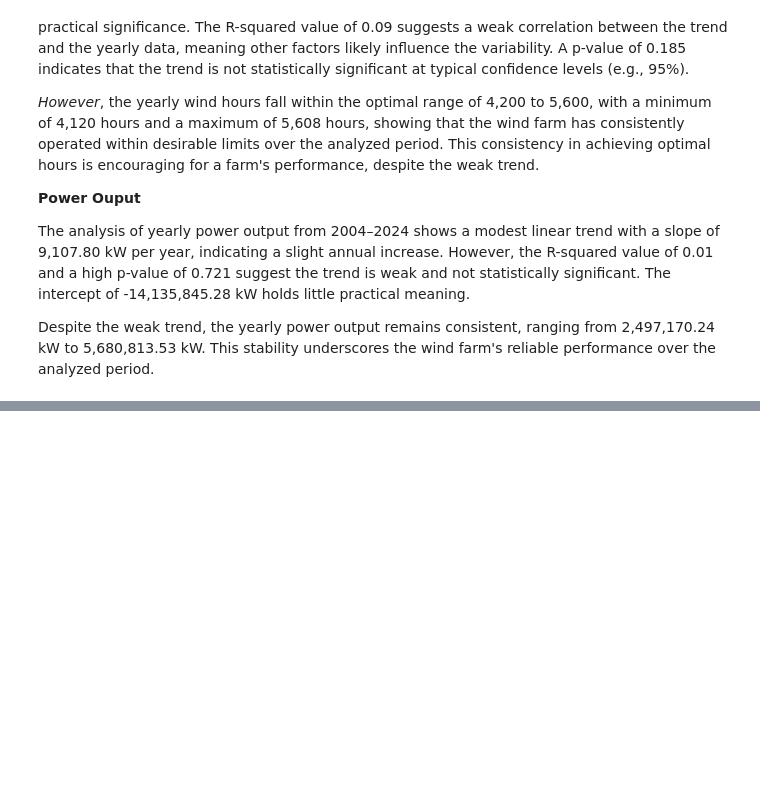
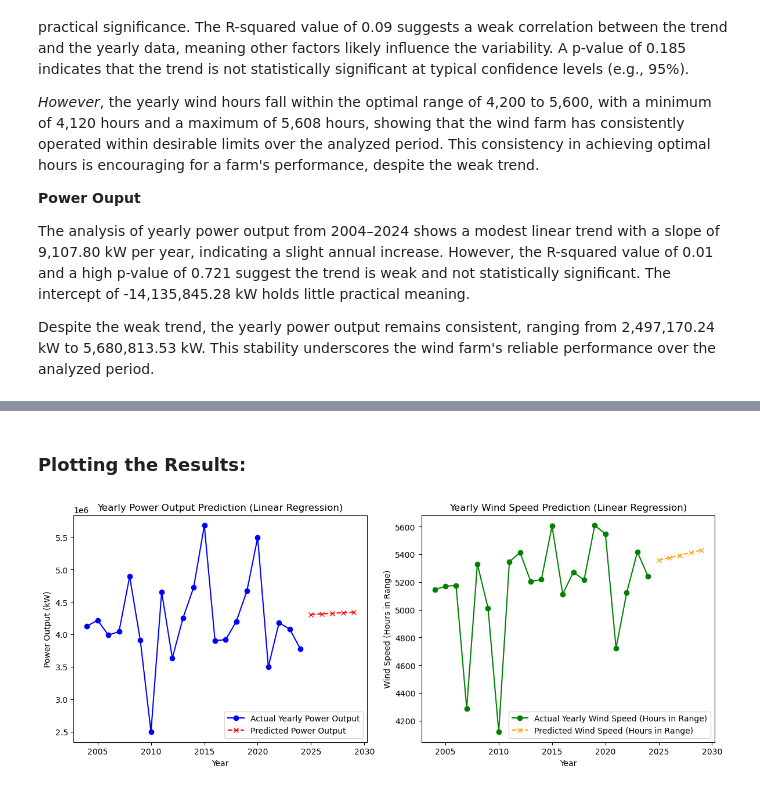
Before and after one commit to ermelinda-q/PFDA, a Jupyter notebook: project/project.ipynb, the cells around one changed output, grey strips where cells are left out. Drawn from its saved outputs; the diff is of its cells as text; code cells hidden in the pictures; blank space fills up the shorter version.

Commit message:
prediction using linear regression

```diff
--- a/project/project.ipynb
+++ b/project/project.ipynb
@@ -747,0 +789,29 @@ _Function re-write_ group by to used for both wind speed and power output.
+# %% [markdown]
+### Plotting the Results:
+# %%
+# Plotting the predictions and the linear regression lines
+plt.figure(figsize=(12, 5))
+
+# Plotting the actual data (yearly power output) as a line plot
+plt.subplot(1, 2, 1)
+plt.plot(years_power, yearly_power_data_20_years.values, label='Actual Yearly Power Output', color='blue', marker='o')
+plt.plot(next_years, predicted_power, label='Predicted Power Output', color='red', linestyle='--', marker='x')
+plt.title('Yearly Power Output Prediction (Linear Regression)')
+plt.xlabel('Year')
+plt.ylabel('Power Output (kW)')
+plt.legend()
+
+# Plotting the actual data (yearly wind speed) as a line plot
+plt.subplot(1, 2, 2)
+plt.plot(years_wind_speed, yearly_wind_data_20_years.values, label='Actual Yearly Wind Speed (Hours in Range)', color='green', marker='o')
+plt.plot(next_years, predicted_wind_speed, label='Predicted Wind Speed (Hours in Range)', color='orange', linestyle='--', marker='x')
+plt.title('Yearly Wind Speed Prediction (Linear Regression)')
+plt.xlabel('Year')
+plt.ylabel('Wind Speed (Hours in Range)')
+plt.legend()
+
+# Show the plots
+plt.tight_layout()
+plt.show()
+# %% [output]
+[figure, added]
```
Also changed, not shown: parts of 16 cells of this notebook.
